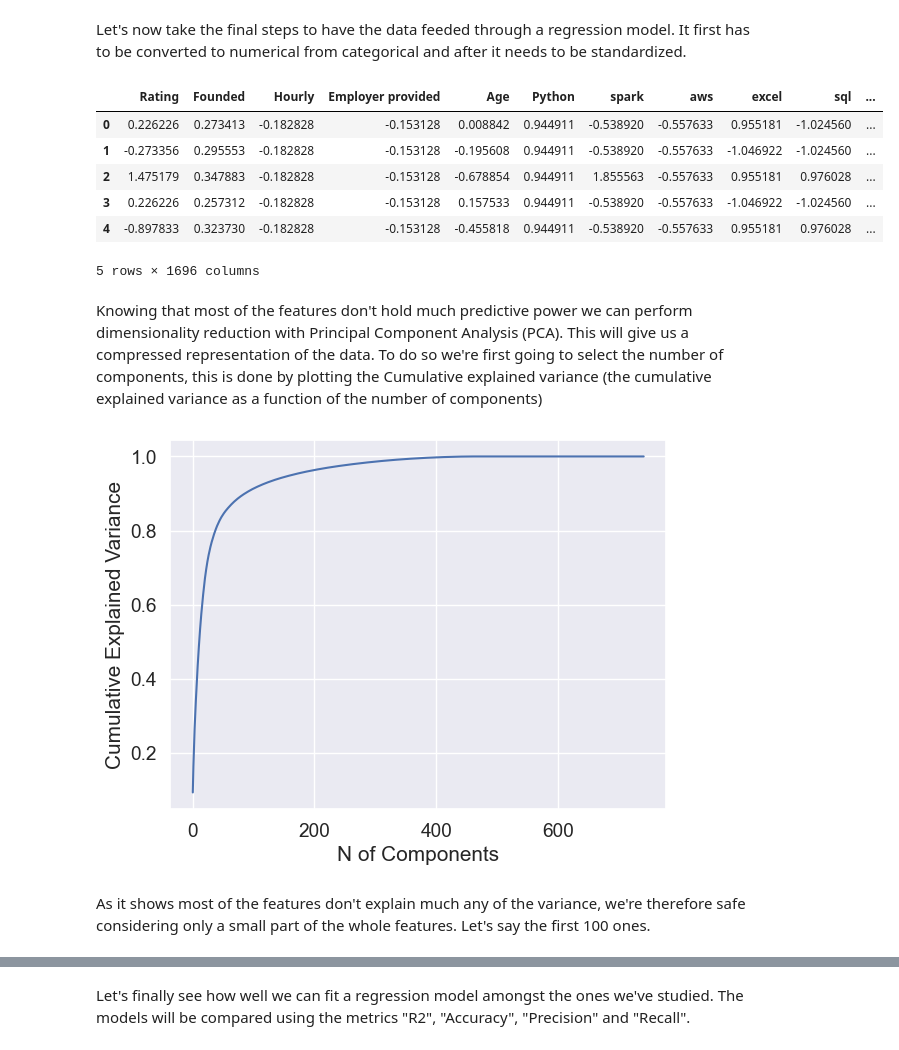
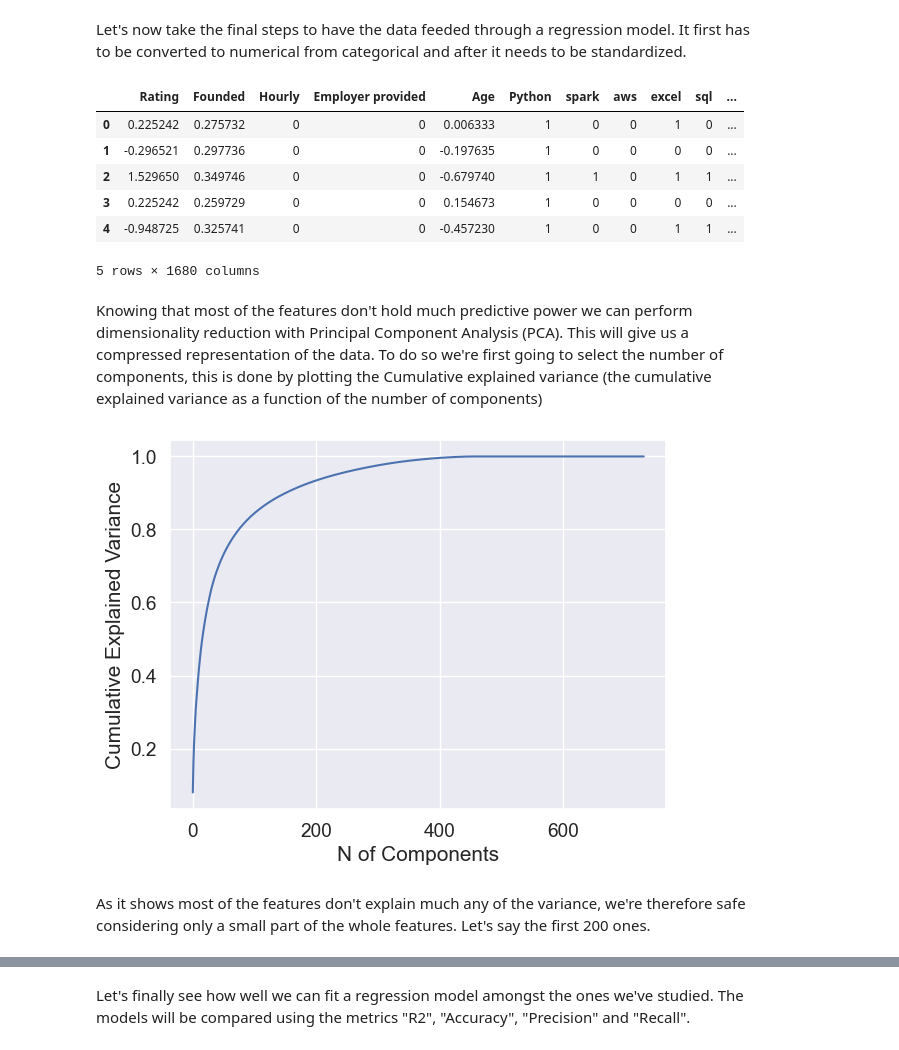
Before and after one commit to cahhil/data-madness, a Jupyter notebook: DataMadness.ipynb, the cells around one changed output, grey strips where cells are left out. Drawn from its saved outputs; the diff is of its cells as text; code cells hidden in the pictures.

```diff
--- a/DataMadness.ipynb
+++ b/DataMadness.ipynb
@@ -377,31 +378,32 @@ data.head()
 # %% [markdown]
 Let's now take the final steps to have the data feeded through a regression model. It first has to be converted to numerical from categorical and after it needs to be standardized.
 # %%
-# Convert categorical variables to numerical values
-data_encoded = pd.get_dummies(data, columns=data.select_dtypes(include=['object']).columns)
+# Get the list of continuous variable column names
+continuous_vars = [col for col in data.columns if col != 'median salary' and data[col].dtype != 'object' and data[col].nunique() > 2]
 
-# Get the list of continuous variable column names
-continuous_vars = [col for col in data_encoded.columns if col != 'median salary' and data_encoded[col].dtype != 'uint8']
 
 # Scale the continuous variables only
 scaler = StandardScaler()
-data_scaled = scaler.fit_transform(data_encoded[continuous_vars])
-data_encoded[continuous_vars] = data_scaled
+data_scaled = scaler.fit_transform(data[continuous_vars])
+data[continuous_vars] = data_scaled
+
+# Convert categorical variables to numerical values
+data_encoded = pd.get_dummies(data, columns=data.select_dtypes(include=['object']).columns)
 
 # Split the data into X and y
 X = data_encoded.drop('median salary', axis=1)
 y = data_encoded['median salary']
 
 
 X.head()
 # %% [output]
 |  | Rating | Founded | Hourly | Employer provided | Age | Python | spark | aws | excel | sql | ... |
-| 0 | 0.226226 | 0.273413 | -0.182828 | -0.153128 | 0.008842 | 0.944911 | -0.538920 | -0.557633 | 0.955181 | -1.024560 | ... |
-| 1 | -0.273356 | 0.295553 | -0.182828 | -0.153128 | -0.195608 | 0.944911 | -0.538920 | -0.557633 | -1.046922 | -1.024560 | ... |
-| 2 | 1.475179 | 0.347883 | -0.182828 | -0.153128 | -0.678854 | 0.944911 | 1.855563 | -0.557633 | 0.955181 | 0.976028 | ... |
-| 3 | 0.226226 | 0.257312 | -0.182828 | -0.153128 | 0.157533 | 0.944911 | -0.538920 | -0.557633 | -1.046922 | -1.024560 | ... |
-| 4 | -0.897833 | 0.323730 | -0.182828 | -0.153128 | -0.455818 | 0.944911 | -0.538920 | -0.557633 | 0.955181 | 0.976028 | ... |
+| 0 | 0.225242 | 0.275732 | 0 | 0 | 0.006333 | 1 | 0 | 0 | 1 | 0 | ... |
+| 1 | -0.296521 | 0.297736 | 0 | 0 | -0.197635 | 1 | 0 | 0 | 0 | 0 | ... |
+| 2 | 1.529650 | 0.349746 | 0 | 0 | -0.679740 | 1 | 1 | 0 | 1 | 1 | ... |
+| 3 | 0.225242 | 0.259729 | 0 | 0 | 0.154673 | 1 | 0 | 0 | 0 | 0 | ... |
+| 4 | -0.948725 | 0.325741 | 0 | 0 | -0.457230 | 1 | 0 | 0 | 1 | 1 | ... |
-5 rows × 1696 columns
+5 rows × 1680 columns
 # %% [markdown]
 Knowing that most of the features don't hold much predictive power we can perform dimensionality reduction with Principal Component Analysis (PCA). This will give us a compressed representation of the data. To do so we're first going to select the number of components, this is done by plotting the Cumulative explained variance (the cumulative explained variance as a function of the number of components)
 # %%
@@ -419,7 +421,7 @@ plt.xlabel('N of Components')
 plt.ylabel('Cumulative Explained Variance')
 plt.show()
 # %% [output]
-[figure, old version]
+[figure, new version]
 # %% [markdown]
-As it shows most of the features don't explain much any of the variance, we're therefore safe considering only a small part of the whole features. Let's say the first 100 ones.
+As it shows most of the features don't explain much any of the variance, we're therefore safe considering only a small part of the whole features. Let's say the first 200 ones.
 # %%
```
Also changed, not shown: parts of 16 cells of this notebook.
